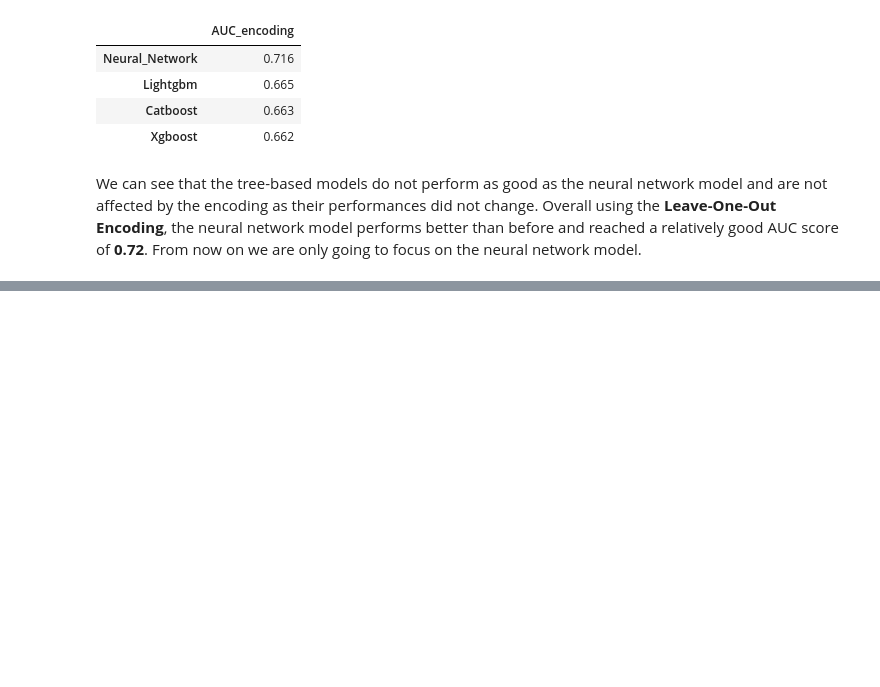
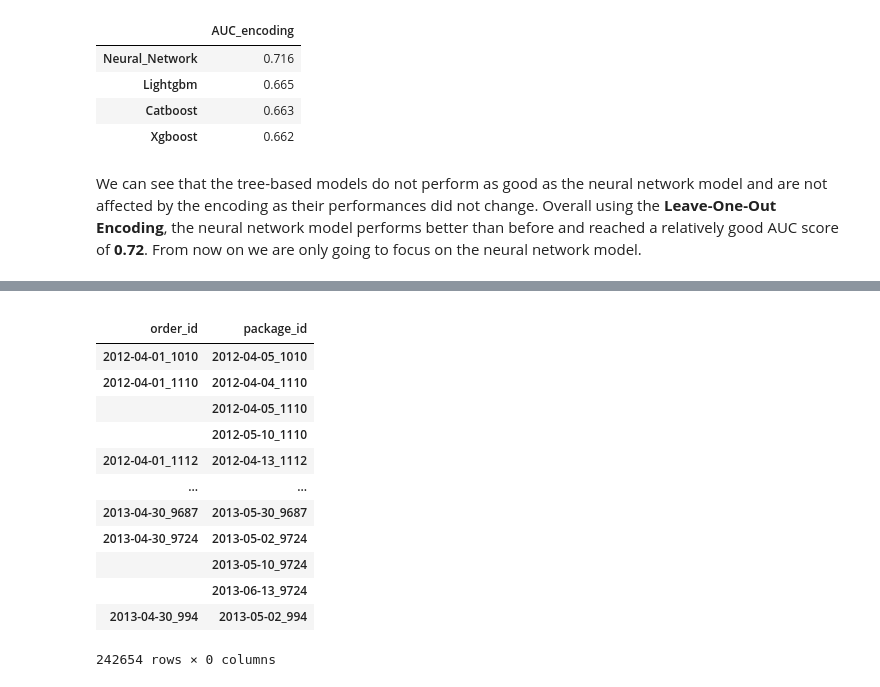
Before and after one commit to teodor-georgiev/Online-Retailer-Analysis-2014, a Jupyter notebook: 4. Encoding.ipynb, the cells around one changed output, grey strips where cells are left out. Drawn from its saved outputs; the diff is of its cells as text; code cells hidden in the pictures; blank space fills up the shorter version.

```diff
--- a/4. Encoding.ipynb
+++ b/4. Encoding.ipynb
@@ -202,0 +301,4 @@ We can see that the tree-based models do not perform as good as the neural netwo
+# %%
+# drop birthday features
+birthday_features = ["days_till_bday_order_date", "days_till_bday_order_date_bin", "days_till_bday_delivery_date_bin","days_till_bday_delivery_date"]
+df.drop(birthday_features, axis=1, inplace=True)
@@ -202,0 +307,3 @@ We can see that the tree-based models do not perform as good as the neural netwo
+# %%
+df["package_id"] = df["delivery_date"].astype(str) + "_" + df["user_id"].astype(str)
+df
@@ -202,0 +324,15 @@ We can see that the tree-based models do not perform as good as the neural netwo
+# %%
+# Get number of items per package
+df_group = df[["package_id","delivery_date"]].groupby("package_id").count().rename(columns={"delivery_date":"package_item_count"})
+df = pd.merge(df, df_group, on = "package_id", how = "left")
+
+# Get total price per package
+df_group = df[["package_id","item_price"]].groupby("package_id").sum().rename(columns={"item_price":"package_sum"})
+df = pd.merge(df, df_group, on = "package_id", how = "left")
+
+# Get average item price per package
+df["average_item_price_package"] = df["package_sum"]/df["package_item_count"]
+df["average_item_price_package"] = round(df["average_item_price_package"],2)
+
+# Ratio of package item count to order item count
+df["package_item_count_ratio"] = df["package_item_count"]/df["order_item_count"]
@@ -202,0 +353,19 @@ We can see that the tree-based models do not perform as good as the neural netwo
+# %%
+# Get Package_id per order id
+df_group = df[["order_id","package_id"]].groupby(["order_id","package_id"]).count()
+df_group
+# %% [output]
+|  |  |
+| order_id | package_id |
+| 2012-04-01_1010 | 2012-04-05_1010 |
+| 2012-04-01_1110 | 2012-04-04_1110 |
+|  | 2012-04-05_1110 |
+|  | 2012-05-10_1110 |
+| 2012-04-01_1112 | 2012-04-13_1112 |
+| ... | ... |
+| 2013-04-30_9687 | 2013-05-30_9687 |
+| 2013-04-30_9724 | 2013-05-02_9724 |
+|  | 2013-05-10_9724 |
+|  | 2013-06-13_9724 |
+| 2013-04-30_994 | 2013-05-02_994 |
+242654 rows × 0 columns
```
Also changed, not shown: parts of 23 cells of this notebook, 1 other file.
